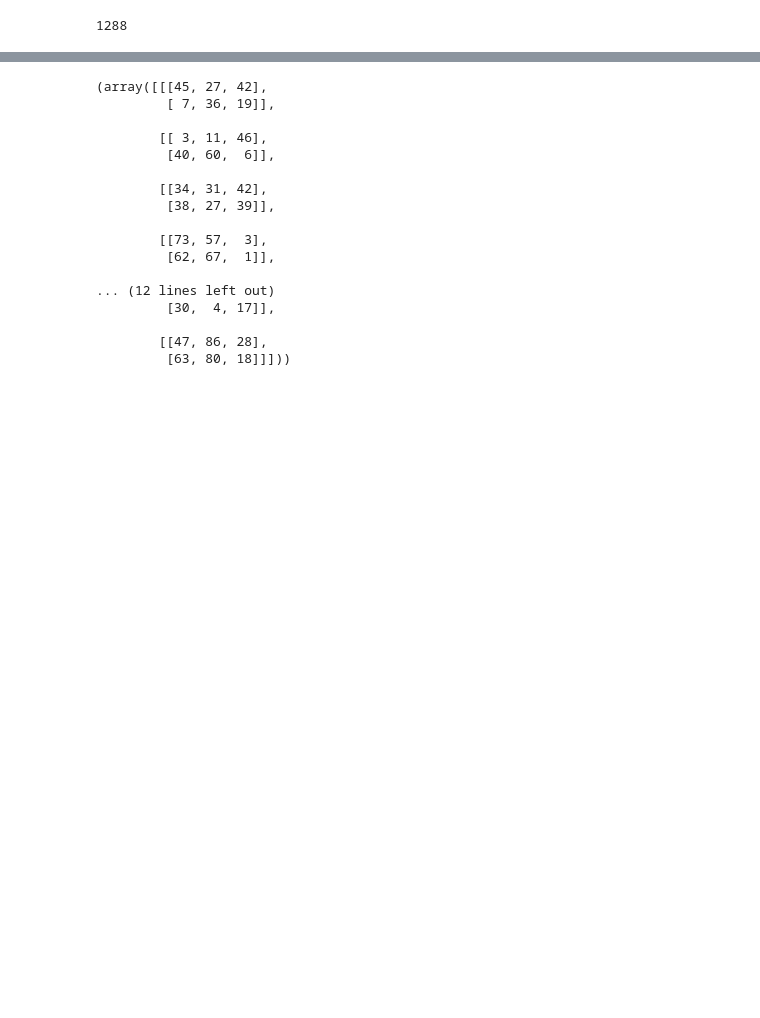
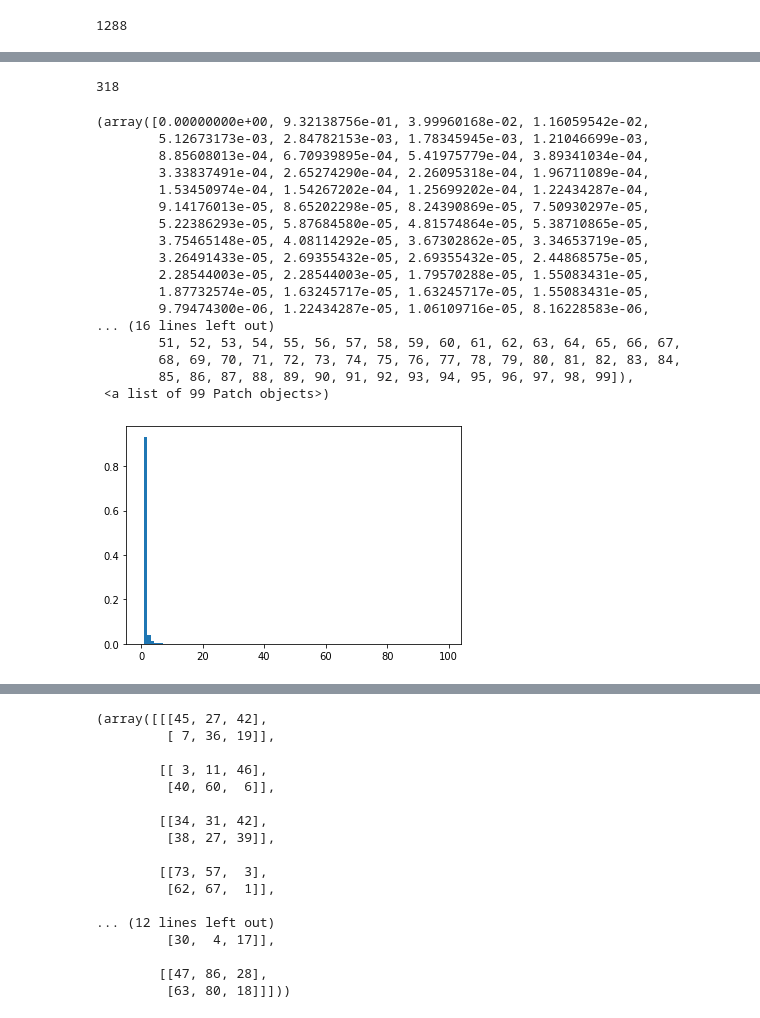
Before and after one commit to matanma/ML, a Jupyter notebook: Ebay_assignment/Ebay-assignment.ipynb, the cells around one changed output, grey strips where cells are left out. Saved outputs shown, nothing was run; the diff lists cells and outputs as text; code cells hidden in the pictures; blank space fills up the shorter version.

```diff
--- a/Ebay_assignment/Ebay-assignment.ipynb
+++ b/Ebay_assignment/Ebay-assignment.ipynb
@@ -40,0 +333,4 @@ mm = np.random.randint(0, 100, size=(5, 2, 3))
+# %%
+print(len(stop_words.ENGLISH_STOP_WORDS))
+# %% [output]
+318
@@ -40,0 +340,23 @@ mm = np.random.randint(0, 100, size=(5, 2, 3))
+# %%
+lens= [ len(df) for n,df in train_set_df.groupby("name")]
+# %%
+plt.hist(lens, bins = np.arange(0,100), density=True)
+# %% [output]
+(array([0.00000000e+00, 9.32138756e-01, 3.99960168e-02, 1.16059542e-02,
+        5.12673173e-03, 2.84782153e-03, 1.78345945e-03, 1.21046699e-03,
+        8.85608013e-04, 6.70939895e-04, 5.41975779e-04, 3.89341034e-04,
+        3.33837491e-04, 2.65274290e-04, 2.26095318e-04, 1.96711089e-04,
+        1.53450974e-04, 1.54267202e-04, 1.25699202e-04, 1.22434287e-04,
+        9.14176013e-05, 8.65202298e-05, 8.24390869e-05, 7.50930297e-05,
+        5.22386293e-05, 5.87684580e-05, 4.81574864e-05, 5.38710865e-05,
+        3.75465148e-05, 4.08114292e-05, 3.67302862e-05, 3.34653719e-05,
+        3.26491433e-05, 2.69355432e-05, 2.69355432e-05, 2.44868575e-05,
+        2.28544003e-05, 2.28544003e-05, 1.79570288e-05, 1.55083431e-05,
+        1.87732574e-05, 1.63245717e-05, 1.63245717e-05, 1.55083431e-05,
+        9.79474300e-06, 1.22434287e-05, 1.06109716e-05, 8.16228583e-06,
+... (16 lines left out)
+        51, 52, 53, 54, 55, 56, 57, 58, 59, 60, 61, 62, 63, 64, 65, 66, 67,
+        68, 69, 70, 71, 72, 73, 74, 75, 76, 77, 78, 79, 80, 81, 82, 83, 84,
+        85, 86, 87, 88, 89, 90, 91, 92, 93, 94, 95, 96, 97, 98, 99]),
+ <a list of 99 Patch objects>)
+[figure, added]
```
Also changed, not shown: parts of 56 cells of this notebook, 1 other file.
